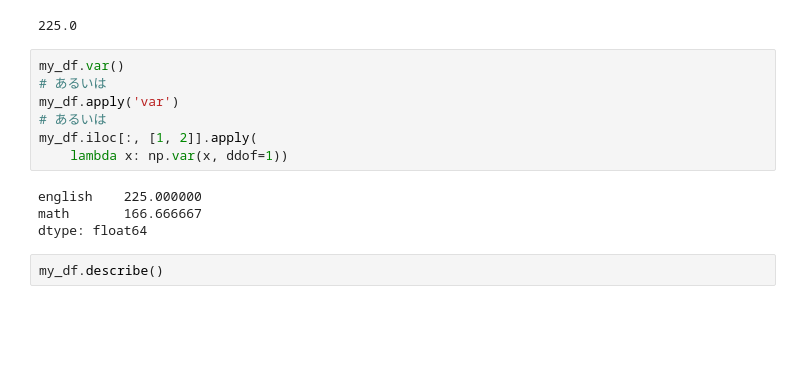
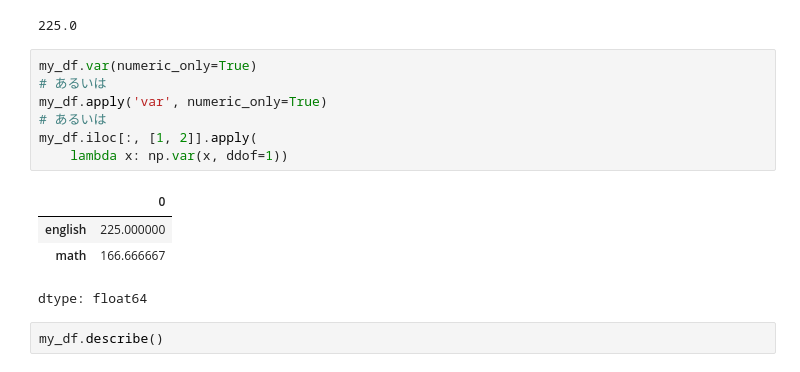
Before and after one commit to taroyabuki/fromzero, a Jupyter notebook: code/python-results.ipynb, the cells around one changed output. Saved outputs shown, nothing was run; the diff lists cells and outputs as text; blank space fills up the shorter version.

```diff
--- a/code/python-results.ipynb
+++ b/code/python-results.ipynb
@@ -945,15 +952,16 @@ np.var(my_df['english'], ddof=1)
 # %% [output]
 225.0
 # %%
-my_df.var()
+my_df.var(numeric_only=True)
 # あるいは
-my_df.apply('var')
+my_df.apply('var', numeric_only=True)
 # あるいは
 my_df.iloc[:, [1, 2]].apply(
     lambda x: np.var(x, ddof=1))
 # %% [output]
+|  | 0 |
+| english | 225.000000 |
+| math | 166.666667 |
-english    225.000000
-math       166.666667
 dtype: float64
 # %%
 my_df.describe()
```
Also changed, not shown: parts of 94 cells of this notebook, 14 other files.
